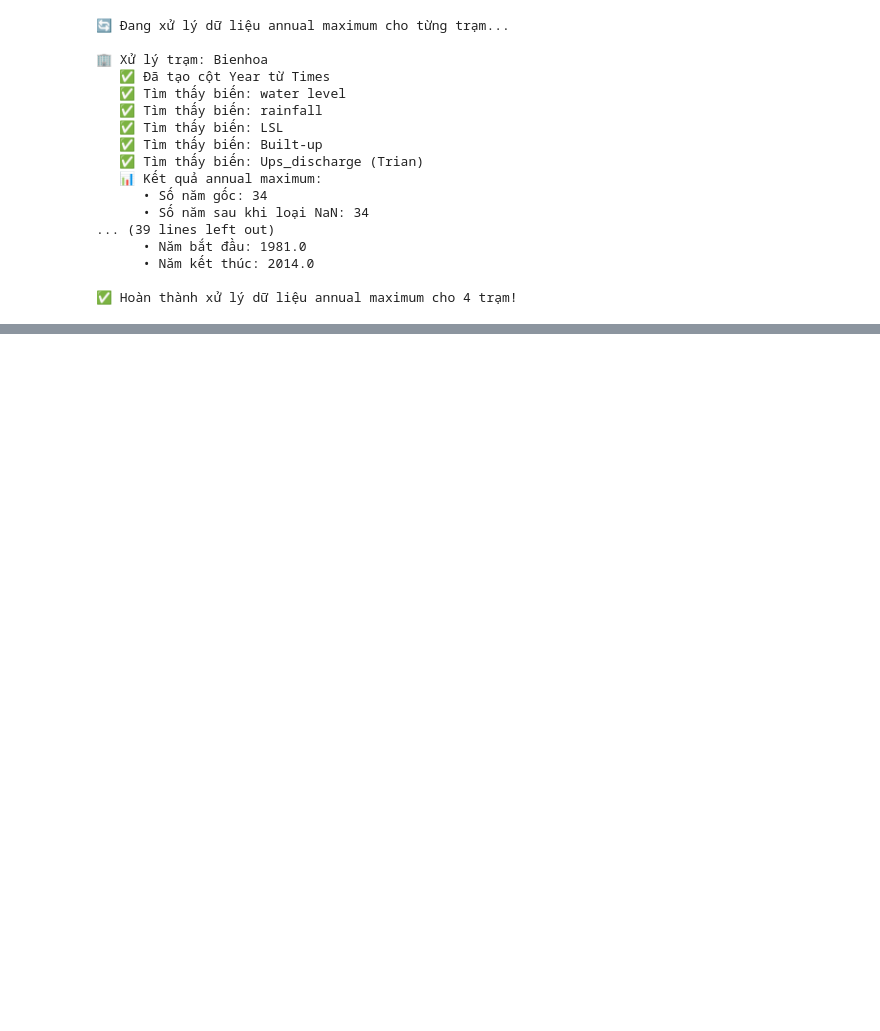
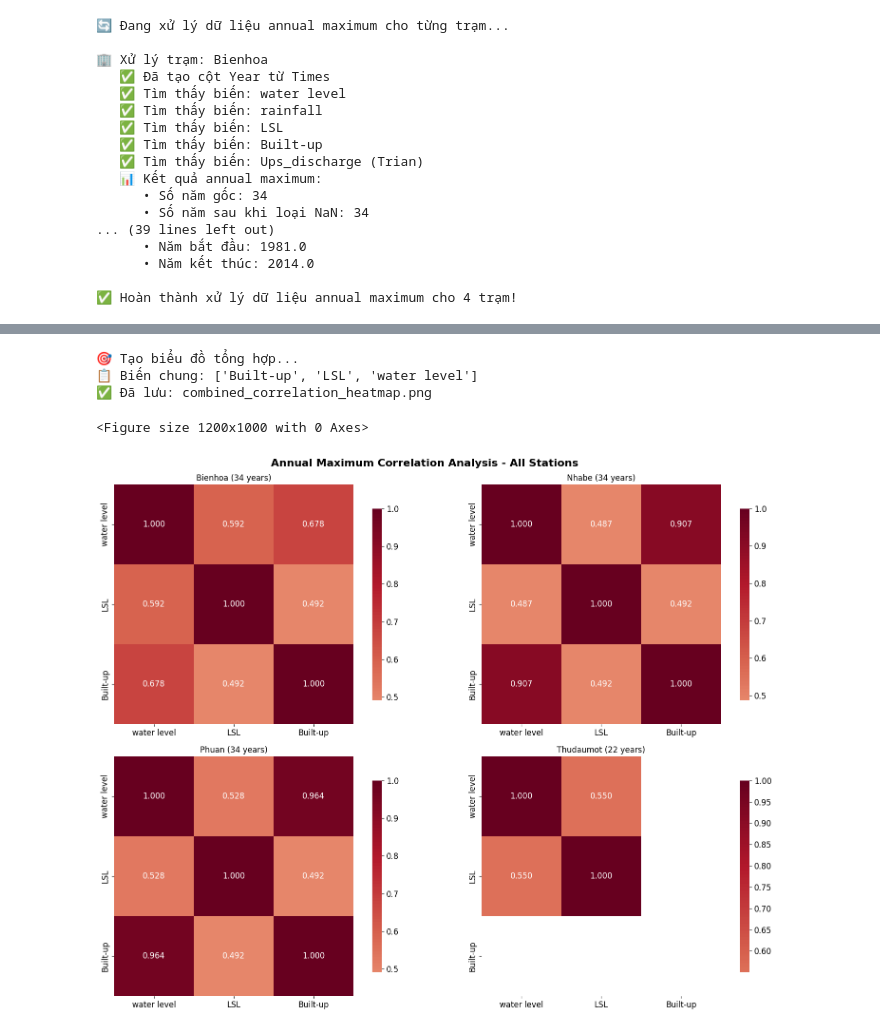
Before and after one commit to Trung-Nam-2512/analysis-heatmap, a Jupyter notebook: analysis.ipynb, the cells around one changed output, grey strips where cells are left out. Drawn from its saved outputs; the diff is of its cells as text; code cells hidden in the pictures; blank space fills up the shorter version.

```diff
--- a/analysis.ipynb
+++ b/analysis.ipynb
@@ -235,0 +538,67 @@ for station, station_info in annual_max_data.items():
+# %%
+# Tạo biểu đồ tổng hợp cho tất cả trạm
+print("🎯 Tạo biểu đồ tổng hợp...")
+
+# Gộp dữ liệu từ tất cả trạm
+all_data = []
+for station, station_info in annual_max_data.items():
+    data = station_info['data'].copy()
+    data['Station'] = station
+    all_data.append(data)
+
+if all_data:
+    combined_data = pd.concat(all_data, ignore_index=False)
+
+    # Tìm biến chung
+    common_vars = set.intersection(*[set(station_info['variables']) for station_info in annual_max_data.values()])
+
+    if len(common_vars) >= 2:
+        print(f"📋 Biến chung: {list(common_vars)}")
+
+        # Tạo correlation heatmap tổng hợp
+        plt.figure(figsize=(12, 10))
+
+        # Tính correlation cho từng trạm
+        fig, axes = plt.subplots(2, 2, figsize=(16, 12))
+        fig.suptitle('Annual Maximum Correlation Analysis - All Stations', fontsize=16, fontweight='bold')
+
+        for i, (station, station_info) in enumerate(annual_max_data.items()):
+            row = i // 2
+            col = i % 2
+
+            data = station_info['data']
+            variables = station_info['variables']
+
+            # Chỉ lấy biến chung
+            common_vars_station = [var for var in variables if var in common_vars]
+            if len(common_vars_station) >= 2:
+                corr_matrix = data[common_vars_station].corr()
+
+                # Vẽ heatmap đầy đủ
+                sns.heatmap(corr_matrix,
+                            annot=True,
+                            cmap='RdBu_r',
+                            center=0,
+                            square=True,
+                            fmt='.3f',
+                            ax=axes[row, col],
+                            cbar_kws={"shrink": .8})
+
+                axes[row, col].set_title(f'{station} ({station_info["years"]} years)', fontsize=12)
+
+        plt.tight_layout()
+
+        # Lưu biểu đồ
+        filename = 'combined_correlation_heatmap.png'
+        plt.savefig(filename, dpi=300, bbox_inches='tight')
+        print(f"✅ Đã lưu: {filename}")
+
+        plt.show()
+    else:
+        print("⚠️ Không đủ biến chung để tạo biểu đồ tổng hợp")
+# %% [output]
+🎯 Tạo biểu đồ tổng hợp...
+📋 Biến chung: ['Built-up', 'LSL', 'water level']
+✅ Đã lưu: combined_correlation_heatmap.png
+<Figure size 1200x1000 with 0 Axes>
+[figure, added]
```
Also changed, not shown: parts of 9 cells of this notebook.
